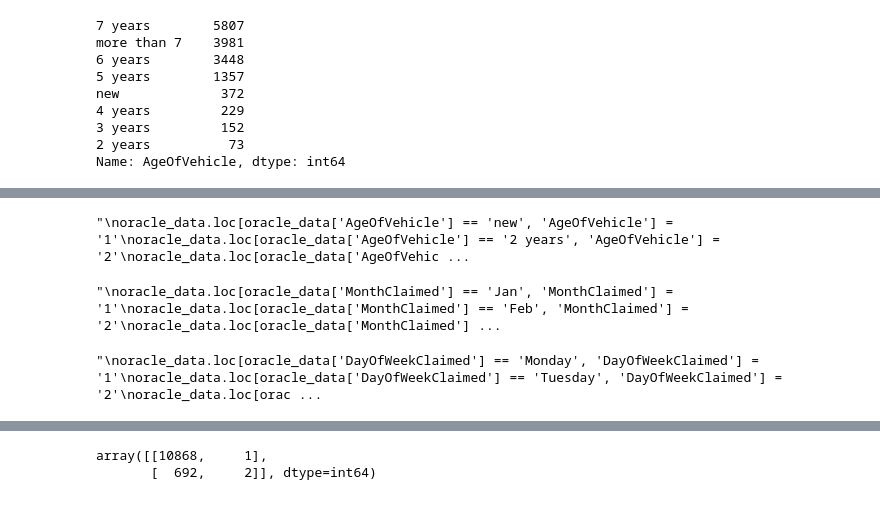
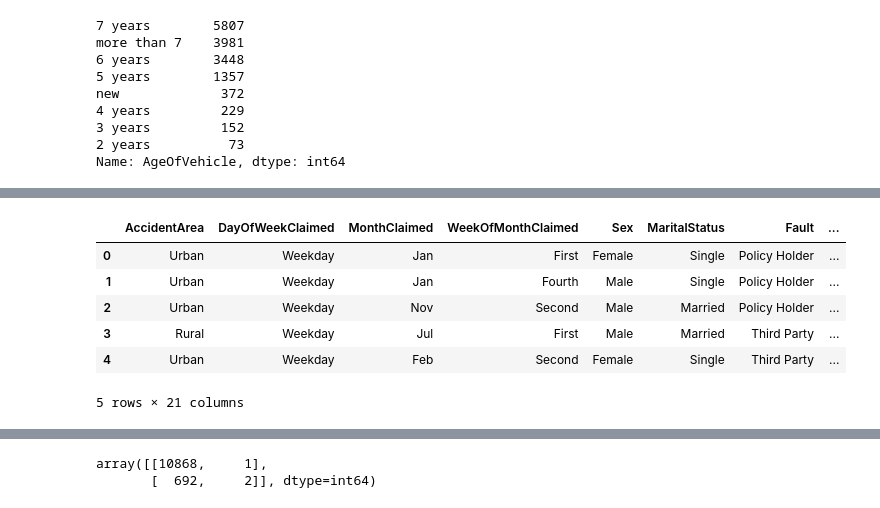
Before and after one commit to idamanue/Project-2, a Jupyter notebook: catch_fraudster_k.ipynb, the cells around one changed output, grey strips where cells are left out. Saved outputs shown, nothing was run; the diff lists cells and outputs as text; code cells hidden in the pictures.

```diff
--- a/catch_fraudster_k.ipynb
+++ b/catch_fraudster_k.ipynb
@@ -278,16 +261,0 @@ oracle_data.head()
-# %%
-# Make Age of Vehicle column numerical
-"""
-oracle_data.loc[oracle_data['AgeOfVehicle'] == 'new', 'AgeOfVehicle'] = '1'
-oracle_data.loc[oracle_data['AgeOfVehicle'] == '2 years', 'AgeOfVehicle'] = '2'
-oracle_data.loc[oracle_data['AgeOfVehicle'] == '3 years', 'AgeOfVehicle'] = '3'
-oracle_data.loc[oracle_data['AgeOfVehicle'] == '4 years', 'AgeOfVehicle'] = '4'
-oracle_data.loc[oracle_data['AgeOfVehicle'] == '5 years', 'AgeOfVehicle'] = '5'
-oracle_data.loc[oracle_data['AgeOfVehicle'] == '6 years', 'AgeOfVehicle'] = '6'
-oracle_data.loc[oracle_data['AgeOfVehicle'] == '7 years', 'AgeOfVehicle'] = '7'
-oracle_data.loc[oracle_data['AgeOfVehicle'] == 'more than 7', 'AgeOfVehicle'] = '8'
-
-oracle_data.head()
-"""
-# %% [output]
-"\noracle_data.loc[oracle_data['AgeOfVehicle'] == 'new', 'AgeOfVehicle'] = '1'\noracle_data.loc[oracle_data['AgeOfVehicle'] == '2 years', 'AgeOfVehicle'] = '2'\noracle_data.loc[oracle_data['AgeOfVehic ...
@@ -297,38 +262,17 @@ oracle_data.head()
-# %%
-# Make MonthClaimed column numerical
-"""
-oracle_data.loc[oracle_data['MonthClaimed'] == 'Jan', 'MonthClaimed'] = '1'
-oracle_data.loc[oracle_data['MonthClaimed'] == 'Feb', 'MonthClaimed'] = '2'
-oracle_data.loc[oracle_data['MonthClaimed'] == 'Mar', 'MonthClaimed'] = '3'
-oracle_data.loc[oracle_data['MonthClaimed'] == 'Apr', 'MonthClaimed'] = '4'
-oracle_data.loc[oracle_data['MonthClaimed'] == 'May', 'MonthClaimed'] = '5'
-oracle_data.loc[oracle_data['MonthClaimed'] == 'Jun', 'MonthClaimed'] = '6'
-oracle_data.loc[oracle_data['MonthClaimed'] == 'Jul', 'MonthClaimed'] = '7'
-oracle_data.loc[oracle_data['MonthClaimed'] == 'Aug', 'MonthClaimed'] = '8'
-oracle_data.loc[oracle_data['MonthClaimed'] == 'Sep', 'MonthClaimed'] = '9'
-oracle_data.loc[oracle_data['MonthClaimed'] == 'Oct', 'MonthClaimed'] = '10'
-oracle_data.loc[oracle_data['MonthClaimed'] == 'Nov', 'MonthClaimed'] = '11'
-oracle_data.loc[oracle_data['MonthClaimed'] == 'Dec', 'MonthClaimed'] = '12'
-
-oracle_data.head()
-"""
-# %% [output]
-"\noracle_data.loc[oracle_data['MonthClaimed'] == 'Jan', 'MonthClaimed'] = '1'\noracle_data.loc[oracle_data['MonthClaimed'] == 'Feb', 'MonthClaimed'] = '2'\noracle_data.loc[oracle_data['MonthClaimed'] ...
-# %%
-# Make DayofWeekClaimed column numerical
-"""
-oracle_data.loc[oracle_data['DayOfWeekClaimed'] == 'Monday', 'DayOfWeekClaimed'] = '1'
-oracle_data.loc[oracle_data['DayOfWeekClaimed'] == 'Tuesday', 'DayOfWeekClaimed'] = '2'
-oracle_data.loc[oracle_data['DayOfWeekClaimed'] == 'Wednesday', 'DayOfWeekClaimed'] = '3'
-oracle_data.loc[oracle_data['DayOfWeekClaimed'] == 'Thursday', 'DayOfWeekClaimed'] = '4'
-oracle_data.loc[oracle_data['DayOfWeekClaimed'] == 'Friday', 'DayOfWeekClaimed'] = '5'
-oracle_data.loc[oracle_data['DayOfWeekClaimed'] == 'Saturday', 'DayOfWeekClaimed'] = '6'
-oracle_data.loc[oracle_data['DayOfWeekClaimed'] == 'Sunday', 'DayOfWeekClaimed'] = '7'
-
-oracle_data.head()
-"""
-# %% [output]
-"\noracle_data.loc[oracle_data['DayOfWeekClaimed'] == 'Monday', 'DayOfWeekClaimed'] = '1'\noracle_data.loc[oracle_data['DayOfWeekClaimed'] == 'Tuesday', 'DayOfWeekClaimed'] = '2'\noracle_data.loc[orac ...
+# %%
+# Drop columns we don't have enough informnation about or need
+oracle_data = oracle_data.drop(columns=['PolicyNumber', 'RepNumber', 'Days_Policy_Accident',
+       'Days_Policy_Claim', 'NumberOfSuppliments','Make', 'Age', 'PolicyType',
+                                        'Month', 'WeekOfMonth', 'DayOfWeek', 'Year'])
+oracle_data.head()
+# %% [output]
+|  | AccidentArea | DayOfWeekClaimed | MonthClaimed | WeekOfMonthClaimed | Sex | MaritalStatus | Fault | ... |
+| 0 | Urban | Weekday | Jan | First | Female | Single | Policy Holder | ... |
+| 1 | Urban | Weekday | Jan | Fourth | Male | Single | Policy Holder | ... |
+| 2 | Urban | Weekday | Nov | Second | Male | Married | Policy Holder | ... |
+| 3 | Rural | Weekday | Jul | First | Male | Married | Third Party | ... |
+| 4 | Urban | Weekday | Feb | Second | Female | Single | Third Party | ... |
+5 rows × 21 columns
 # %%
 #View Column types
 oracle_data.info()
```
Also changed, not shown: parts of 18 cells of this notebook, 5 other files.
